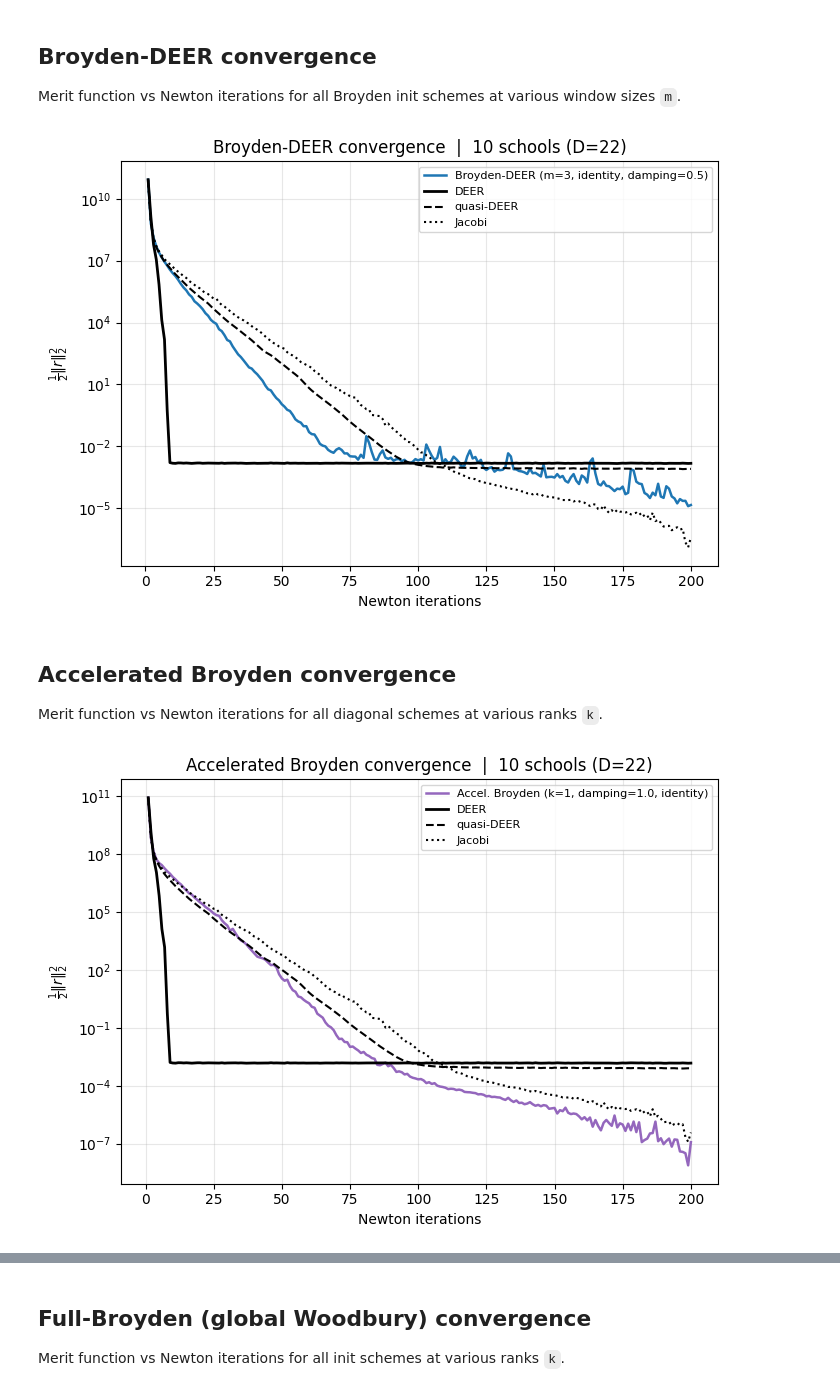
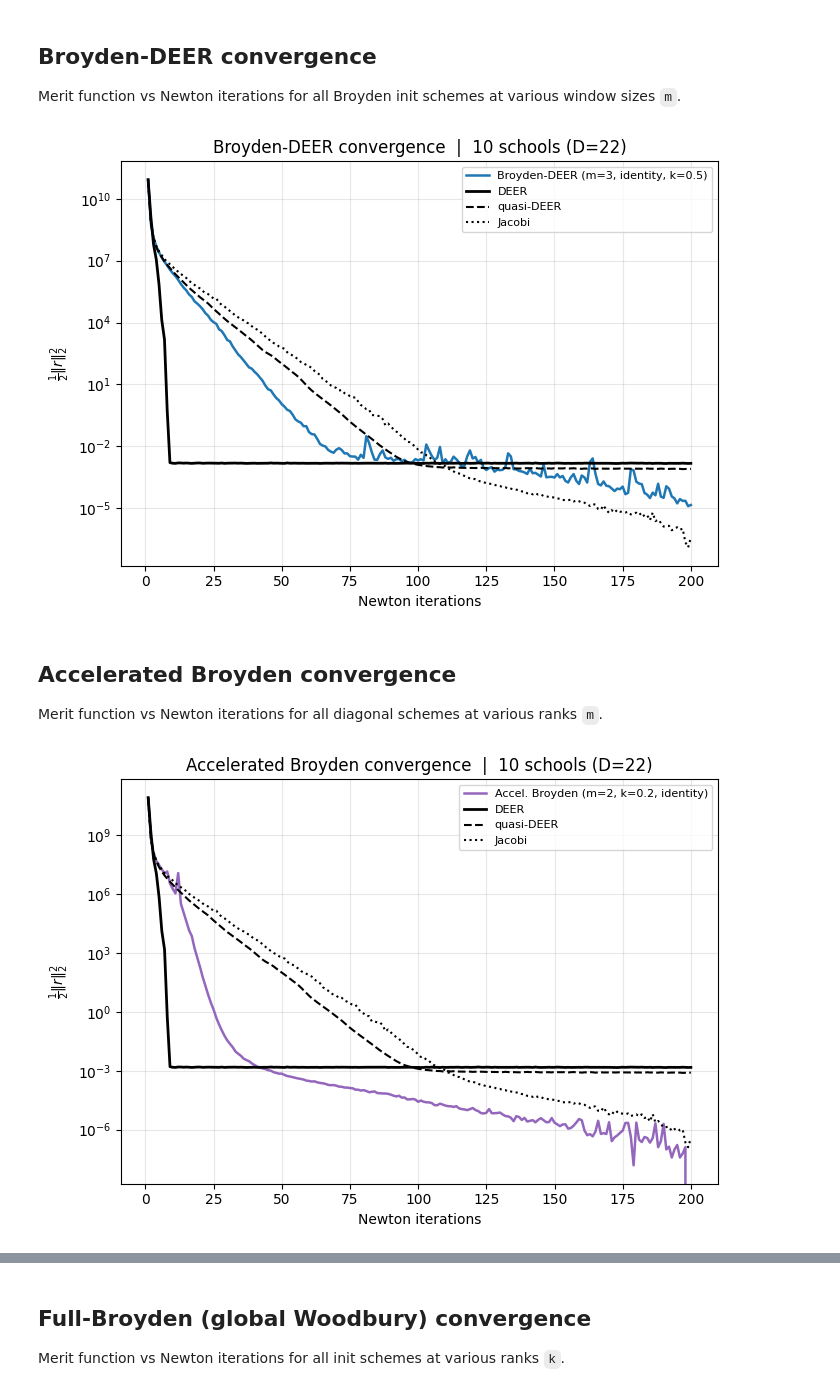
Before and after one commit to ianctanoh/BroyDEER, a Jupyter notebook: nbs/eight_schools.ipynb, the cells around one changed output, grey strips where cells are left out. Drawn from its saved outputs; the diff is of its cells as text; code cells hidden in the pictures.

```diff
--- a/nbs/eight_schools.ipynb
+++ b/nbs/eight_schools.ipynb
@@ -249,17 +252,17 @@ Merit function vs Newton iterations for all Broyden init schemes at various wind
 # %%
 bd_m = 3
 bd_init = "identity"
-bd_damping = .5
+bd_k = .5
 
 *_, bd_errs = broyden_deer_alg(
     deer_fxn, x0_deer, guess, drivers, max_n,
-    m=bd_m, init=bd_init, damping=bd_damping, full_trace=True, gamma=0.)
+    m=bd_m, init=bd_init, k=bd_k, full_trace=True, gamma=0.)
 bd_errs = list(np.array(bd_errs))
 
 fig, ax = plt.subplots(figsize=(7, 5))
 
 ax.semilogy(iters, bd_errs, "-", color="tab:blue", linewidth=1.8,
-            label=f"Broyden-DEER (m={bd_m}, {bd_init}, damping={bd_damping})")
+            label=f"Broyden-DEER (m={bd_m}, {bd_init}, k={bd_k})")
 ax.semilogy(iters, deer_errs,   "k-",  linewidth=2,   label="DEER")
 ax.semilogy(iters, quasi_errs,  "k--", linewidth=1.5, label="quasi-DEER")
 ax.semilogy(iters, jacobi_errs, "k:",  linewidth=1.5, label="Jacobi")
@@ -269,38 +272,38 @@ ax.set_title(f"Broyden-DEER convergence  |  {S} schools (D={D})")
 ax.legend(fontsize=8); ax.grid(True, which="both", alpha=0.3)
 plt.tight_layout()
 # %% [output]
-[figure, old version]
+[figure, new version]
 # %% [markdown]
 ## Accelerated Broyden convergence
 
-Merit function vs Newton iterations for all diagonal schemes at various ranks `k`.
+Merit function vs Newton iterations for all diagonal schemes at various ranks `m`.
 # %%
-acc_k = 1
-acc_damping = 1.
+acc_m = 2
+acc_k = .2
 acc_init = "identity"
 acc_eps_gram = 1e-6
 
 *_, acc_errs = accelerated_broyden_deer_alg(
     deer_fxn, x0_deer, guess, drivers, max_n,
-    k=acc_k, init=acc_init, damping=acc_damping, full_trace=True,
-    eps_gram=acc_eps_gram, gamma=0., compress="randproj")
+    m=acc_m, init=acc_init, k=acc_k, full_trace=True,
+    eps_gram=acc_eps_gram, gamma=0., compress="svd")
 
 acc_errs = list(np.array(acc_errs))
 
 fig, ax = plt.subplots(figsize=(7, 5))
 
 ax.semilogy(iters, acc_errs, "-", color="tab:purple", linewidth=1.8,
-            label=f"Accel. Broyden (k={acc_k}, damping={acc_damping}, {acc_init})")
+            label=f"Accel. Broyden (m={acc_m}, k={acc_k}, {acc_init})")
 ax.semilogy(iters, deer_errs,   "k-",  linewidth=2,   label="DEER")
 ax.semilogy(iters, quasi_errs,  "k--", linewidth=1.5, label="quasi-DEER")
 ax.semilogy(iters, jacobi_errs, "k:",  linewidth=1.5, label="Jacobi")
 ax.set_xlabel("Newton iterations")
 ax.set_ylabel(r"$\frac{1}{2}\|r\|_2^2$")
 ax.set_title(f"Accelerated Broyden convergence  |  {S} schools (D={D})")
 ax.legend(fontsize=8); ax.grid(True, which="both", alpha=0.3)
 plt.tight_layout()
 # %% [output]
-[figure, old version]
+[figure, new version]
 # %%
 _, _, nb_iters, *_ = accelerated_broyden_deer_alg(
     deer_fxn, x0_deer, guess, drivers, max_n,
```
Also changed, not shown: parts of 5 cells of this notebook, 11 other files.
